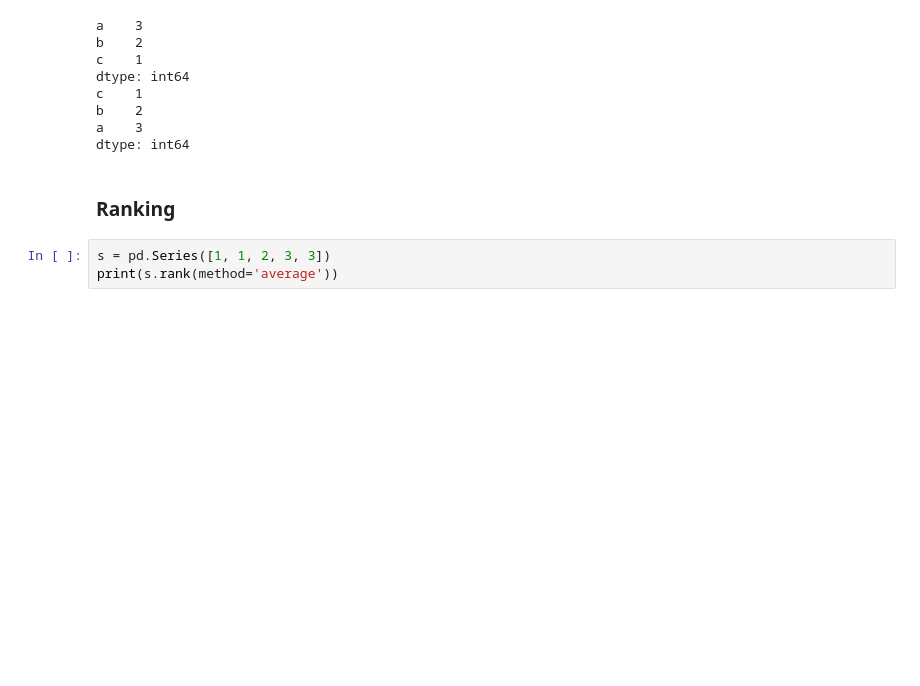
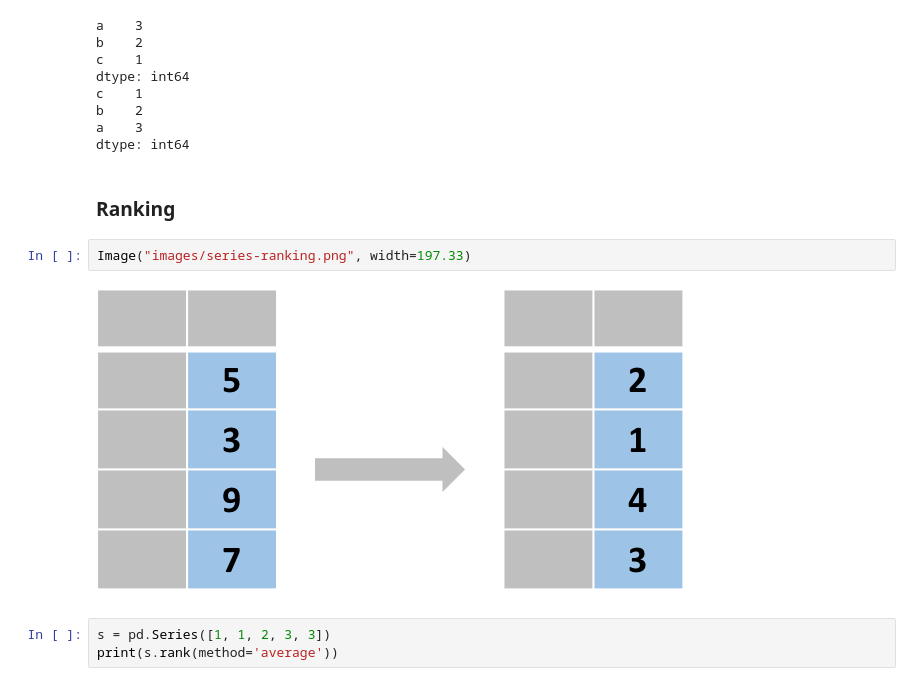
Before and after one commit to Zhenmao/Pandas-Reference-Guide, a Jupyter notebook: 1 Working with Series.ipynb, the cells around one changed output. Saved outputs shown, nothing was run; the diff lists cells and outputs as text; blank space fills up the shorter version.

```diff
--- a/1 Working with Series.ipynb
+++ b/1 Working with Series.ipynb
@@ -229,6 +237,10 @@ a    3
 dtype: int64
 # %% [markdown]
 ### Ranking
+# %%
+Image("images/series-ranking.png", width=197.33)
+# %% [output]
+[figure, added]
 # %%
 s = pd.Series([1, 1, 2, 3, 3])
 print(s.rank(method='average'))
```
Also changed, not shown: parts of 6 cells of this notebook, 8 other files.
